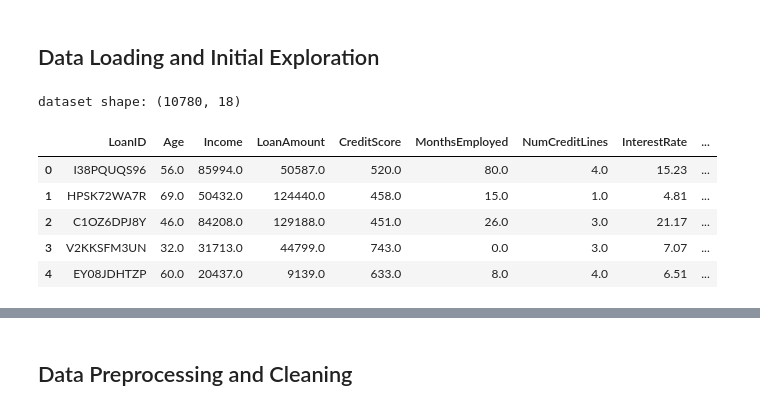
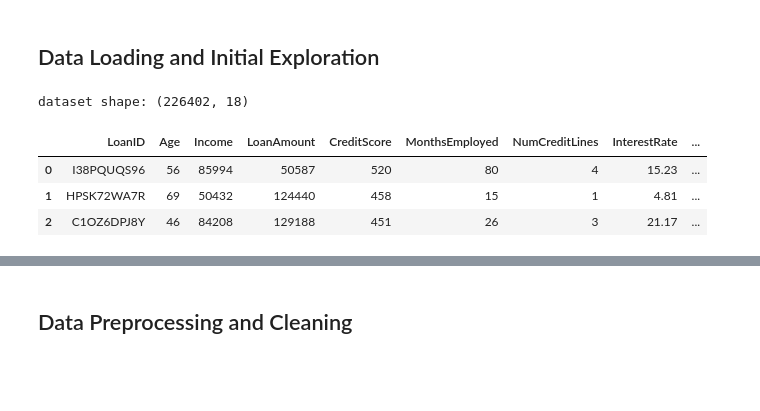
Before and after one commit to it21813702/ML_Assignment_1, a Jupyter notebook: ML_Assignment1.ipynb, the cells around one changed output, grey strips where cells are left out. Cells and saved outputs as stored; diff of their text form; code cells hidden in the pictures; blank space fills up the shorter version.

```diff
--- a/ML_Assignment1.ipynb
+++ b/ML_Assignment1.ipynb
@@ -25,20 +23,18 @@ warnings.filterwarnings('ignore')
 # %%
 # load the dataset
 df = pd.read_csv('Loan_default.csv')
 
 # print some basic infor about the dataset
 print("dataset shape:", df.shape)
 
 # print the initial rows of the dataset, can specidy how many by including a num in the brackets
-df.head()
+df.head(3)
 # %% [output]
-dataset shape: (10780, 18)
+dataset shape: (226402, 18)
 |  | LoanID | Age | Income | LoanAmount | CreditScore | MonthsEmployed | NumCreditLines | InterestRate | ... |
-| 0 | I38PQUQS96 | 56.0 | 85994.0 | 50587.0 | 520.0 | 80.0 | 4.0 | 15.23 | ... |
-| 1 | HPSK72WA7R | 69.0 | 50432.0 | 124440.0 | 458.0 | 15.0 | 1.0 | 4.81 | ... |
-| 2 | C1OZ6DPJ8Y | 46.0 | 84208.0 | 129188.0 | 451.0 | 26.0 | 3.0 | 21.17 | ... |
-| 3 | V2KKSFM3UN | 32.0 | 31713.0 | 44799.0 | 743.0 | 0.0 | 3.0 | 7.07 | ... |
-| 4 | EY08JDHTZP | 60.0 | 20437.0 | 9139.0 | 633.0 | 8.0 | 4.0 | 6.51 | ... |
+| 0 | I38PQUQS96 | 56 | 85994 | 50587 | 520 | 80 | 4 | 15.23 | ... |
+| 1 | HPSK72WA7R | 69 | 50432 | 124440 | 458 | 15 | 1 | 4.81 | ... |
+| 2 | C1OZ6DPJ8Y | 46 | 84208 | 129188 | 451 | 26 | 3 | 21.17 | ... |
 # %%
 ## further explore the dataset
 
```
Also changed, not shown: parts of 10 cells of this notebook.
